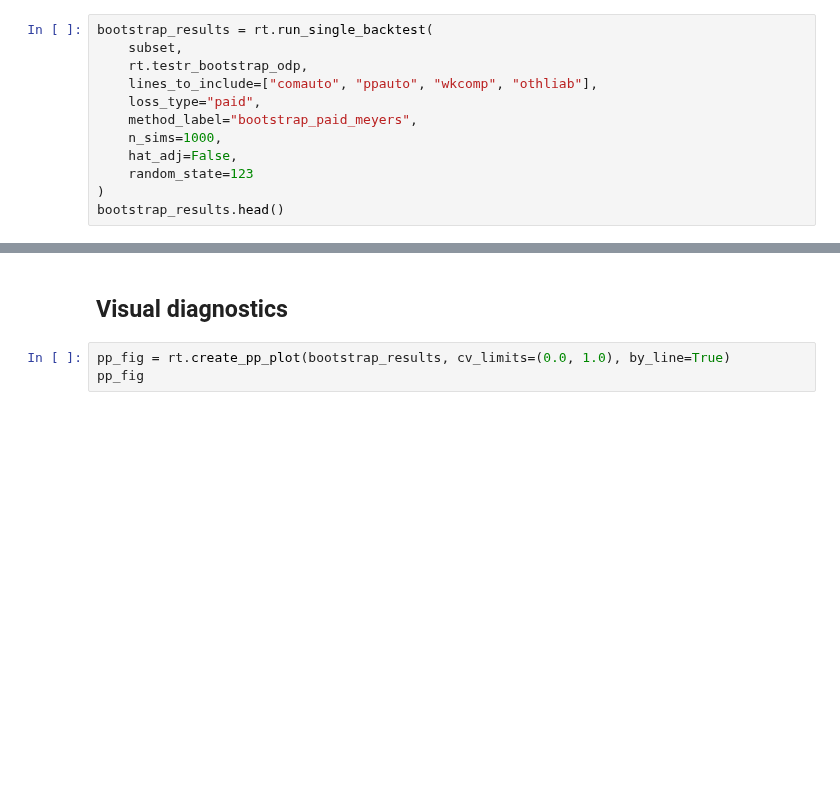
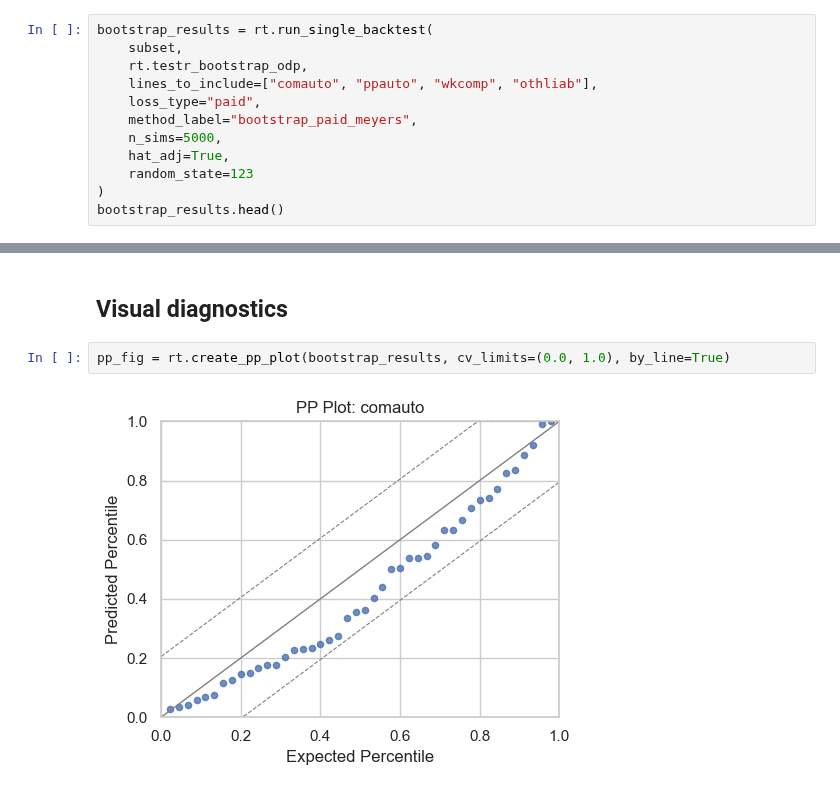
Before and after one commit to problemofpoints/reservetestr-python, a Jupyter notebook: notebooks/bootstrap_odp_backtest.ipynb, the cells around one changed output, grey strips where cells are left out. Drawn from its saved outputs; the diff is of its cells as text; blank space fills up the shorter version.

```diff
--- a/notebooks/bootstrap_odp_backtest.ipynb
+++ b/notebooks/bootstrap_odp_backtest.ipynb
@@ -20,8 +22,8 @@ bootstrap_results = rt.run_single_backtest(
     lines_to_include=["comauto", "ppauto", "wkcomp", "othliab"],
     loss_type="paid",
     method_label="bootstrap_paid_meyers",
-    n_sims=1000,
-    hat_adj=False,
+    n_sims=5000,
+    hat_adj=True,
     random_state=123
 )
 bootstrap_results.head()
@@ -31,6 +53,7 @@ bootstrap_results.describe(include='all')
 ## Visual diagnostics
 # %%
 pp_fig = rt.create_pp_plot(bootstrap_results, cv_limits=(0.0, 1.0), by_line=True)
-pp_fig
+# %% [output]
+[figure, added]
 # %%
 hist_fig = rt.create_histogram_plot(bootstrap_results, cv_limits=(0.0, 1.0), by_line=True, bins=10)
```
Also changed, not shown: parts of 4 cells of this notebook, 1 other file.
